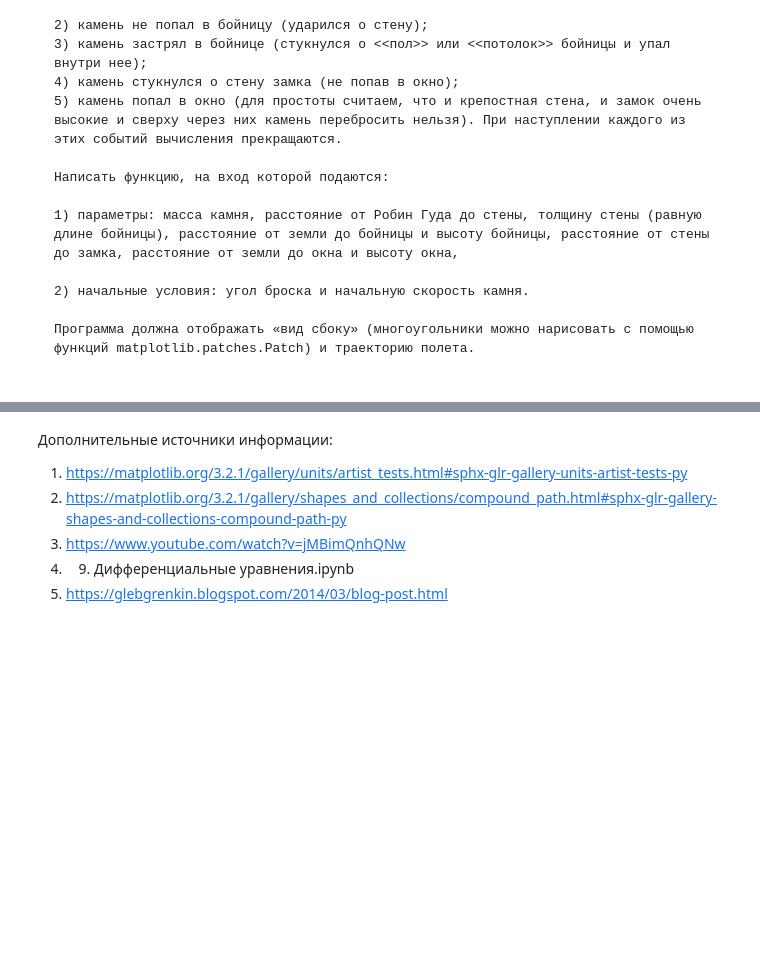
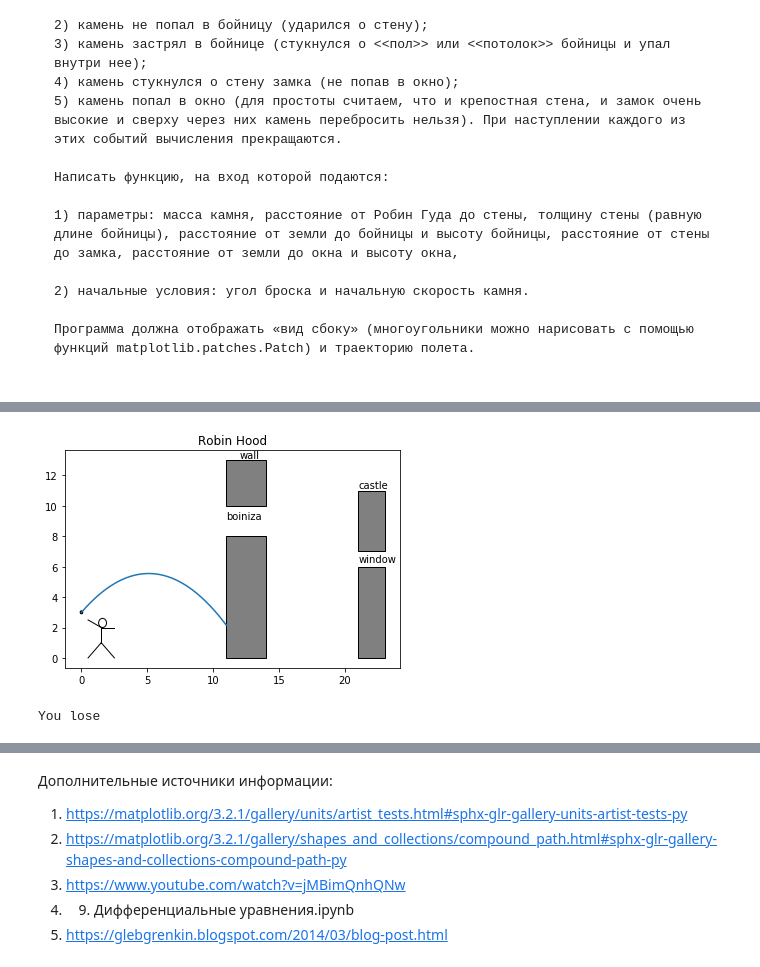
Before and after one commit to Khazker/SKM12, a Jupyter notebook: 12. Robin Hood.ipynb, the cells around one changed output, grey strips where cells are left out. Drawn from its saved outputs; the diff is of its cells as text; code cells hidden in the pictures; blank space fills up the shorter version.

```diff
--- a/12. Robin Hood.ipynb
+++ b/12. Robin Hood.ipynb
@@ -175,0 +250,15 @@ You lose
+# %%
+m = 3 #масса камня
+a = 45 #угол броска в градусах
+a = (a*math.pi)/180 #переводим его в радианы
+v0 = 10 #скорость броска
+
+wall = walldraw(a, v0, m, wall_sdvig, w_wall, zemly_boi, hei_boi, wall_castle, zemly_window, hei_window)
+
+if wall:
+    print("You win")
+else:
+    print("You lose")
+# %% [output]
+[figure, added]
+You lose
```
Also changed, not shown: parts of 8 cells of this notebook.
